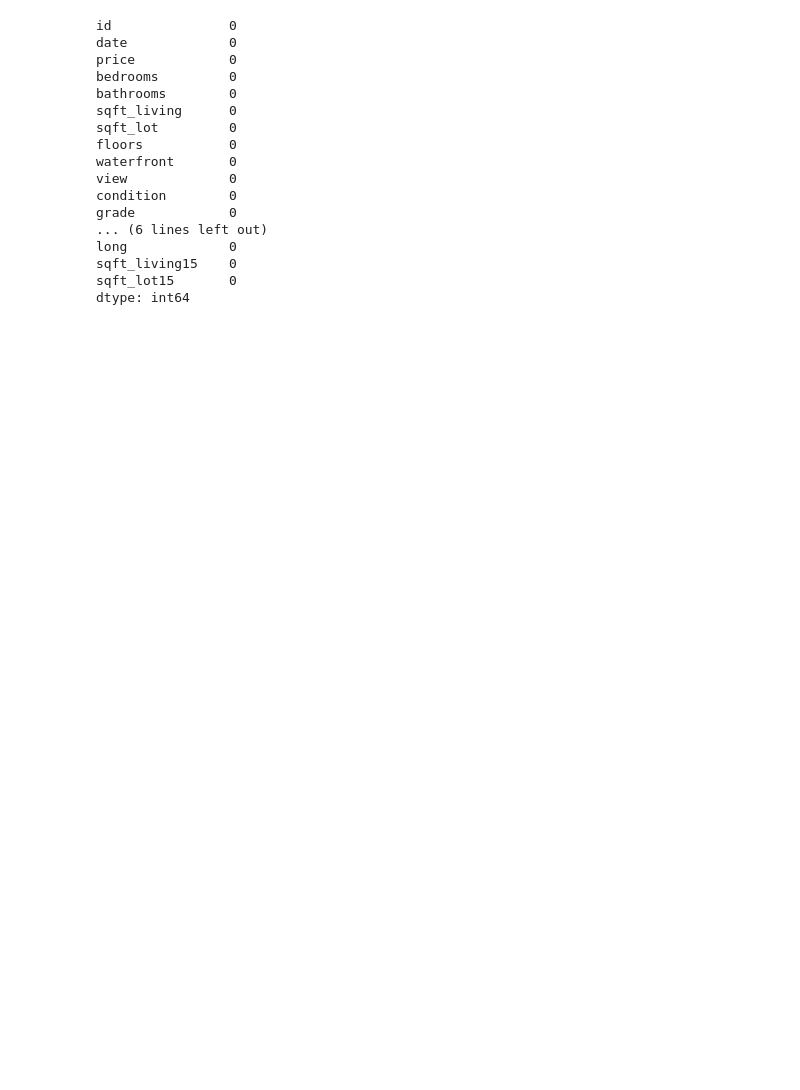
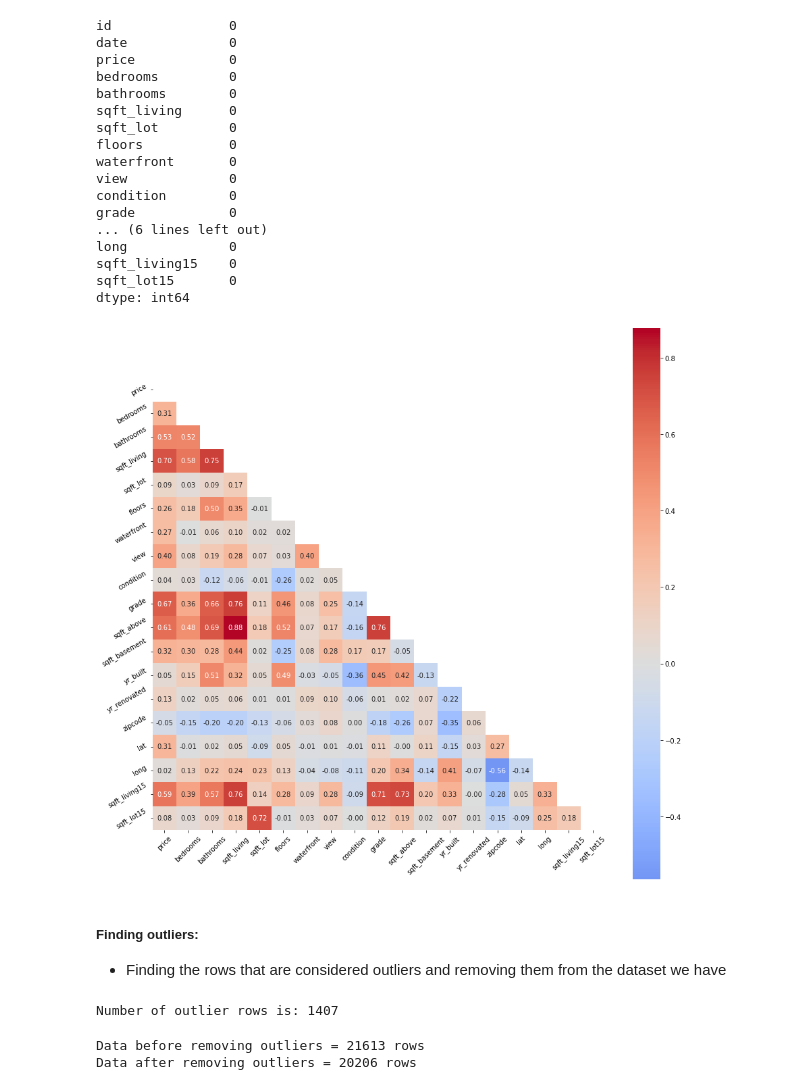
Before and after one commit to ziadhegazi/Intro-to-Artifictial-Intelligence, a Jupyter notebook: Regression Model/House_Price_Pred.ipynb, the cells around one changed output. Cells and saved outputs as stored; diff of their text form; code cells hidden in the pictures; blank space fills up the shorter version.

```diff
--- a/Regression Model/House_Price_Pred.ipynb
+++ b/Regression Model/House_Price_Pred.ipynb
@@ -72,3 +74,51 @@ long             0
 sqft_living15    0
 sqft_lot15       0
 dtype: int64
+# %%
+# Function to Plot correlation graph for a given data
+def dataCorr(data):
+    data_corr = data.corr()
+    mask = np.zeros_like(data_corr)
+    mask[np.triu_indices_from(mask)] = True
+    mp.pyplot.subplots(figsize=(15, 15))
+    dataplot = sns.heatmap(data_corr, mask=mask, annot=True, cmap="coolwarm", center=0, square=True, fmt=".2f")
+    mp.pyplot.xticks(rotation = 45)
+    mp.pyplot.yticks(rotation = 30)
+    mp.pyplot.show()
+# %%
+# temp = new_data.drop(columns=["date", "id"], axis=1)
+dataCorr(new_data.drop("id", axis=1))
+# temp.head()
+# %% [output]
+[figure, added]
+# %% [markdown]
+##### Finding outliers:
+- Finding the rows that are considered outliers and removing them from the dataset we have
+# %%
+from collections import Counter
+
+
+def dataOutliers(data, n, features):
+    rows = []
+    for col in features:
+        Q1 = np.percentile(data[col], 25)
+        Q3 = np.percentile(data[col], 75)
+        IQR = Q3 - Q1
+        outlierStep = IQR * 1.5
+        outlierList = data[(data[col] < Q1 - outlierStep) | (data[col] > Q3 + outlierStep)].index
+        rows.extend(outlierList)
+    outlier_rows = Counter(rows)
+    multipleOutliers = list(key for key, value in outlier_rows.items() if value > n)
+    return multipleOutliers
+outliers_to_drop = dataOutliers(new_data, 2, ["bedrooms", "bathrooms", "sqft_living", "sqft_lot", "floors", "waterfront", "view", "condition", "grade", "sqft_above", "sqft_basement", "lat", "sqft_living15", "sqft_lot15"])
+print(f"Number of outlier rows is: {len(outliers_to_drop)}")
+# print(f"Number of outlier rows is: {len(outliers_to_drop)}\nList of outliers are: {outliers_to_drop}")
+# %% [output]
+Number of outlier rows is: 1407
+# %%
+print(f"Data before removing outliers = {len(new_data)} rows")
+new_data = new_data.drop(outliers_to_drop, axis=0).reset_index(drop=True)
+print(f"Data after removing outliers = {len(new_data)} rows")
+# %% [output]
+Data before removing outliers = 21613 rows
+Data after removing outliers = 20206 rows
```
Also changed, not shown: parts of 24 cells of this notebook.
